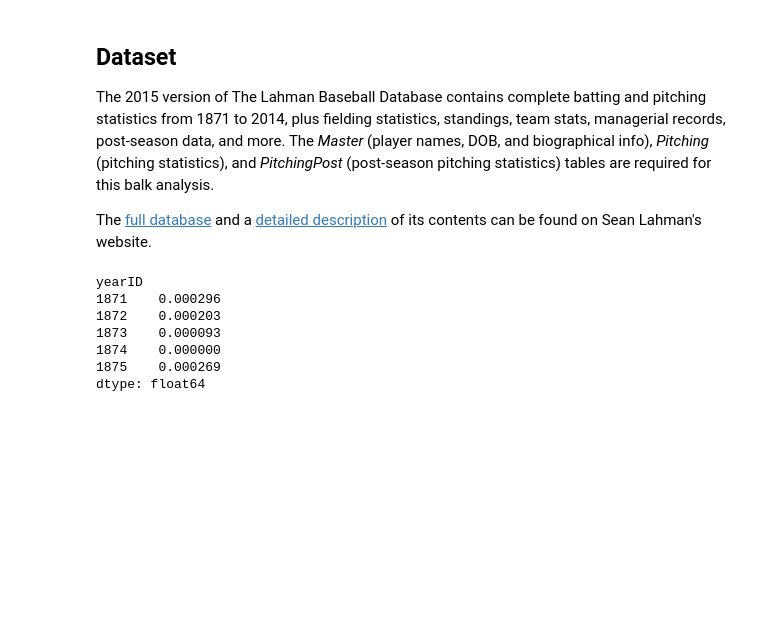
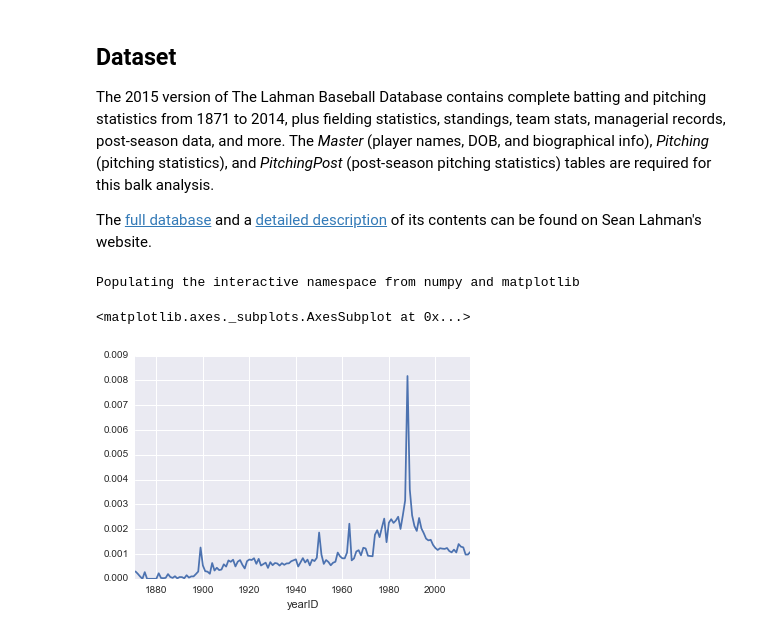
Before and after one commit to davidventuri/udacity-dand, a Jupyter notebook: p2/Data_Analyst_ND_Project2.ipynb, the cells around one changed output. Saved outputs shown, nothing was run; the diff lists cells and outputs as text; code cells hidden in the pictures; blank space fills up the shorter version.

Commit message:
Add charts for balks by year, sb attempts per year

```diff
--- a/p2/Data_Analyst_ND_Project2.ipynb
+++ b/p2/Data_Analyst_ND_Project2.ipynb
@@ -39,20 +41,17 @@ pitchingpost_df = pd.read_csv('../p2/baseballdatabank-master/core/PitchingPost.c
 # %%
 # master_df.head()
 # pitching_df.head()
 # pitchingpost_df.head()
 balks_by_year = pitching_df.groupby('yearID')['BK'].sum()
 ipouts_by_year = pitching_df.groupby('yearID')['IPouts'].sum()
-balks_ipouts_by_year = (balks_by_year / ipouts_by_year)
+balks_ipouts_by_year = balks_by_year / ipouts_by_year
 
 %pylab inline
-import matplotlib.pyplot as plt
+# import matplotlib.pyplot as plt
 import seaborn as sns
-balks_ipouts_by_year.head()
+
+balks_ipouts_by_year.plot()
 # %% [output]
-yearID
-1871    0.000296
-1872    0.000203
-1873    0.000093
-1874    0.000000
-1875    0.000269
-dtype: float64
+Populating the interactive namespace from numpy and matplotlib
+<matplotlib.axes._subplots.AxesSubplot at 0x...>
+[figure, added]
```
Also changed, not shown: parts of 2 cells of this notebook.
